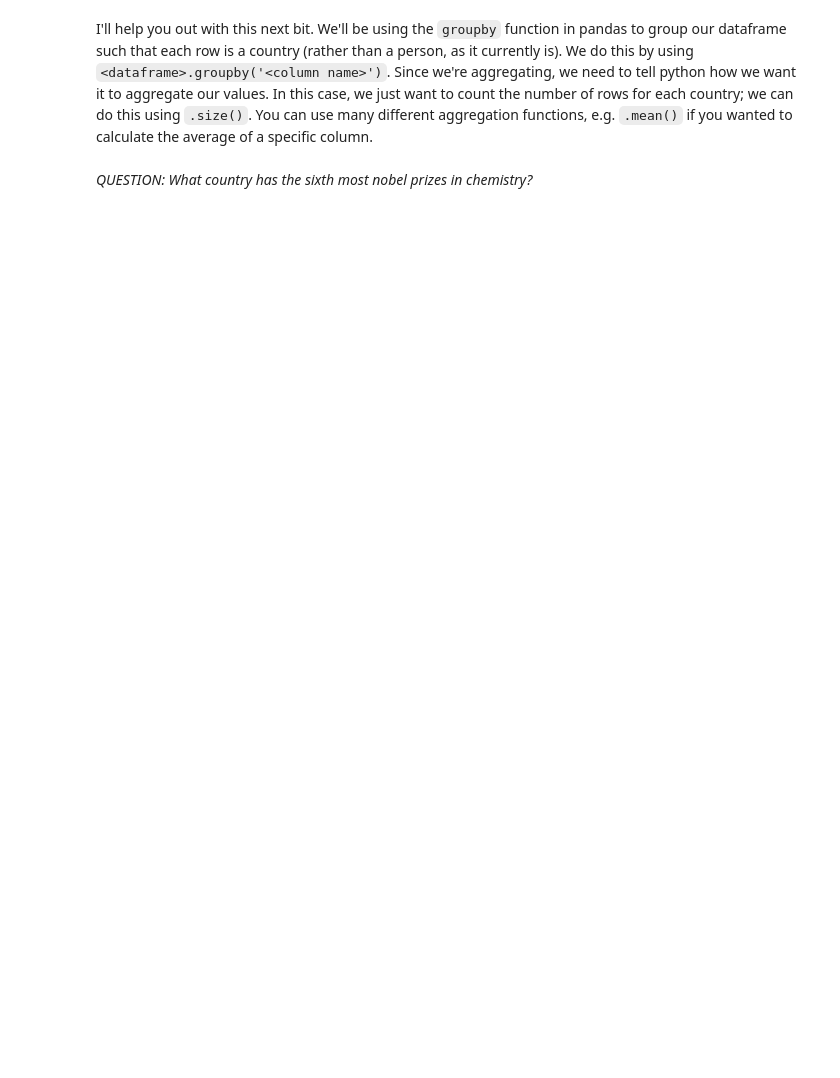
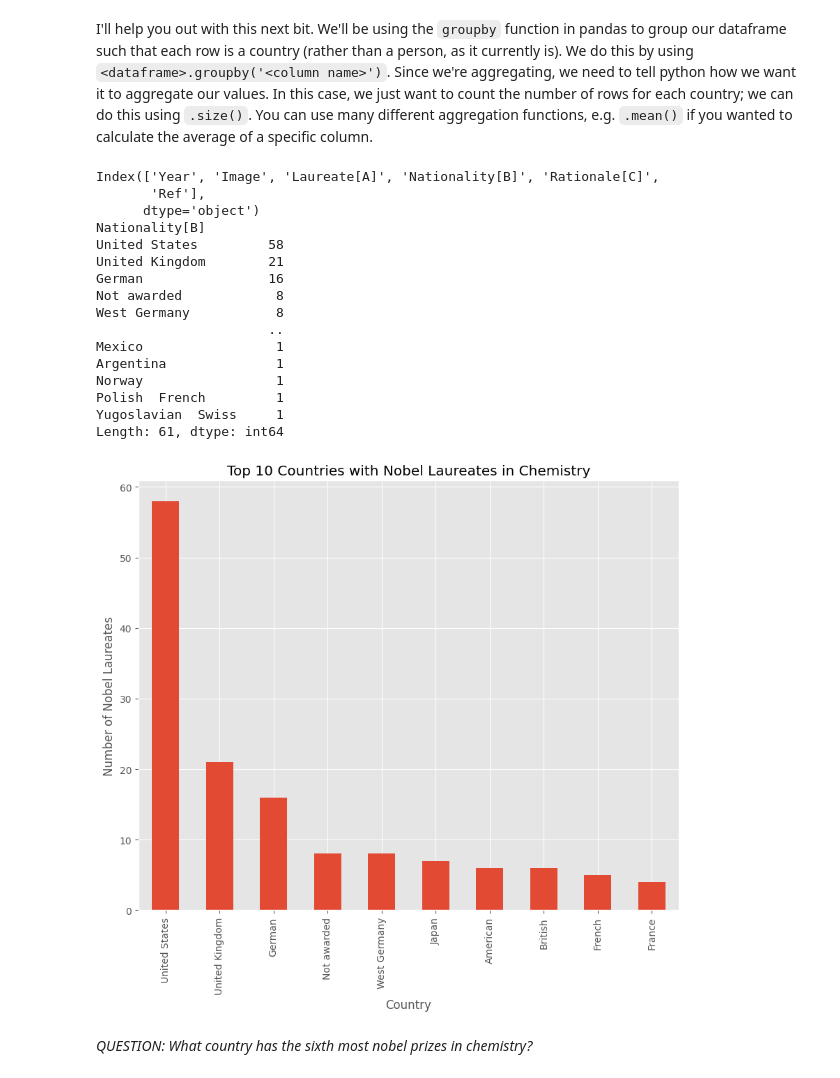
Before and after one commit to dase3131/QM2, a Jupyter notebook: notebooks/W02. Pandas.ipynb, the cells around one changed output. Drawn from its saved outputs; the diff is of its cells as text; code cells hidden in the pictures; blank space fills up the shorter version.

```diff
--- a/notebooks/W02. Pandas.ipynb
+++ b/notebooks/W02. Pandas.ipynb
@@ -399,3 +360,11 @@ Using the following URL https://en.wikipedia.org/wiki/List_of_Nobel_laureates_in
 # scrape the table of Nobel Laureates in Chemistry using read_html. remember, this gives us a LIST of dataframes! lets call this list chem_tables
 
 # select the first dataframe from this list and call it chem
+
+import pandas as pd
+chem_tables = "https://en.wikipedia.org/wiki/List_of_Nobel_laureates_in_Chemistry"
+
+chem_tables = pd.read_html(chem_tables)
+
+print(chem_tables)
+chem =chem_tables[0]
@@ -403,9 +390,40 @@ Using the following URL https://en.wikipedia.org/wiki/List_of_Nobel_laureates_in
 I'll help you out with this next bit. We'll be using the `groupby` function in pandas to group our dataframe such that each row is a country (rather than a person, as it currently is). We do this by using `<dataframe>.groupby('<column name>')`. Since we're aggregating, we need to tell python how we want it to aggregate our values. In this case, we just want to count the number of rows for each country; we can do this using `.size()`. You can use many different aggregation functions, e.g. `.mean()` if you wanted to calculate the average of a specific column.
 # %%
 # create a new dataframe called 'country' in which each row is a country, and the values represent the number of nobel laureates.
+print(chem.columns)
+country = chem.groupby("Nationality[B]").size()
+# now sort it in descending order
+country = country.sort_values(ascending= False)
 
-# now sort it in descending order
+print(country)
+# finally, plot the top 10 countries
+top10_countries = country.sort_values(ascending=False).head(10)
+top10_countries.plot(kind='bar')
 
-# finally, plot the top 10 countries
+# Add labels and title to the plot
+plt.xlabel('Country')
+plt.ylabel('Number of Nobel Laureates')
+plt.title('Top 10 Countries with Nobel Laureates in Chemistry')
+
+# Display the plot
+plt.show()
+# %% [output]
+Index(['Year', 'Image', 'Laureate[A]', 'Nationality[B]', 'Rationale[C]',
+       'Ref'],
+      dtype='object')
+Nationality[B]
+United States         58
+United Kingdom        21
+German                16
+Not awarded            8
+West Germany           8
+                      ..
+Mexico                 1
+Argentina              1
+Norway                 1
+Polish  French         1
+Yugoslavian  Swiss     1
+Length: 61, dtype: int64
+[figure, added]
 # %% [markdown]
 *QUESTION: What country has the sixth most nobel prizes in chemistry?*
```
Also changed, not shown: parts of 7 cells of this notebook.
